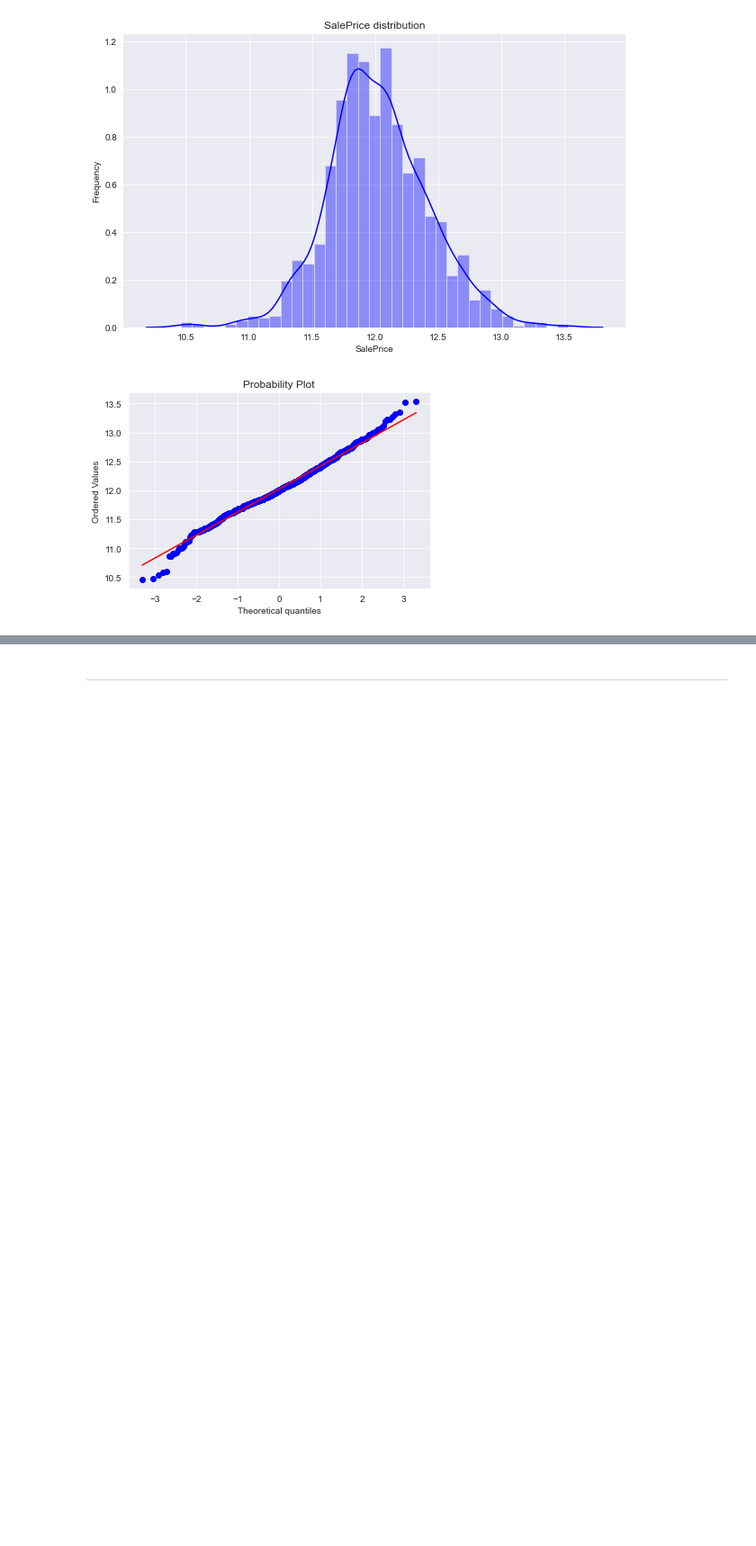
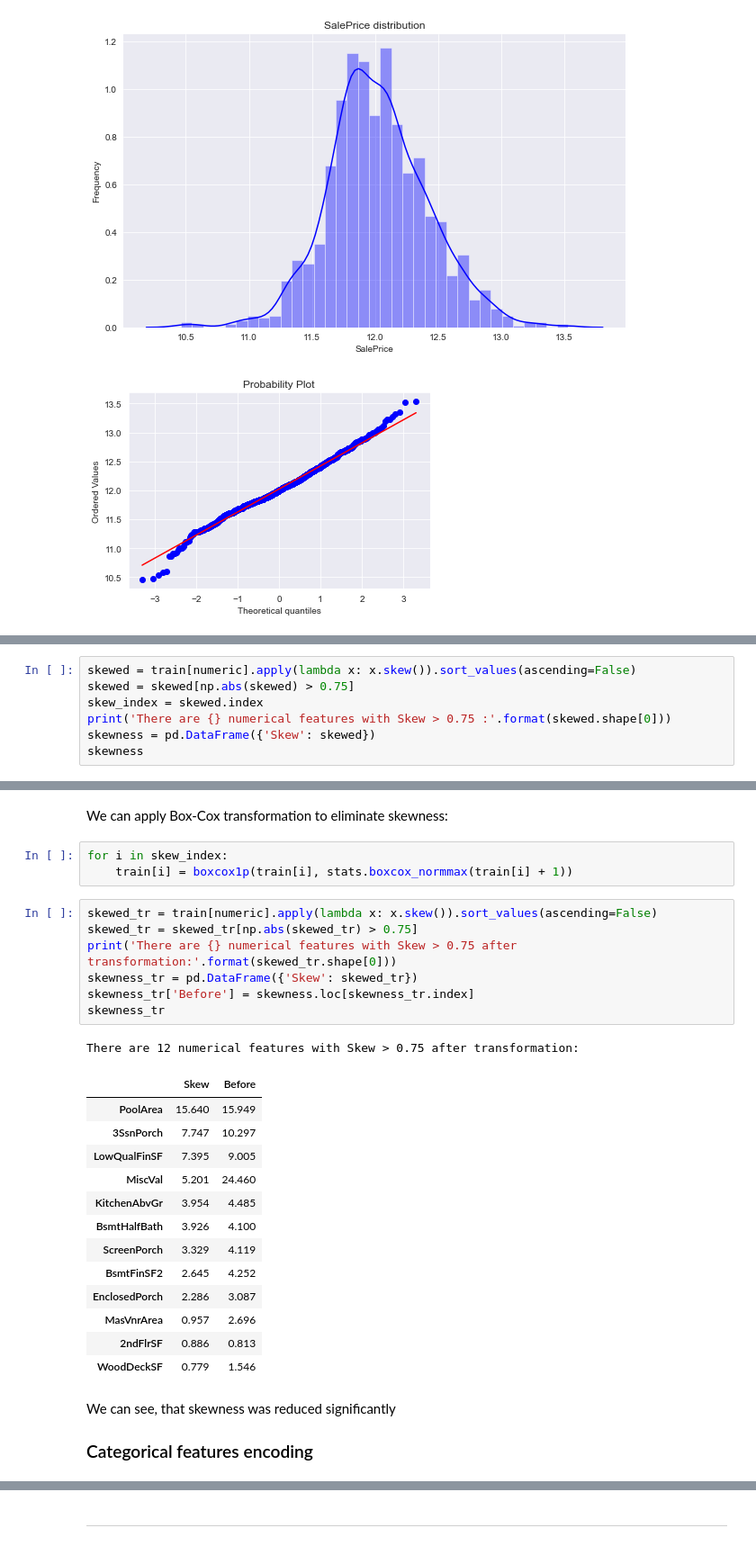
Before and after one commit to Mist3r-R/ames-house-price-prediction, a Jupyter notebook: House-Price-Prediction.ipynb, the cells around one changed output, grey strips where cells are left out. Shown: that part at 90% size. Saved outputs shown, nothing was run; the diff lists cells and outputs as text; blank space fills up the shorter version.

```diff
--- a/House-Price-Prediction.ipynb
+++ b/House-Price-Prediction.ipynb
@@ -509,0 +542,7 @@ Now we can proceed to fixing numeric features.
+# %%
+skewed = train[numeric].apply(lambda x: x.skew()).sort_values(ascending=False)
+skewed = skewed[np.abs(skewed) > 0.75]
+skew_index = skewed.index
+print('There are {} numerical features with Skew > 0.75 :'.format(skewed.shape[0]))
+skewness = pd.DataFrame({'Skew': skewed})
+skewness
@@ -509,0 +568,31 @@ Now we can proceed to fixing numeric features.
+# %% [markdown]
+We can apply Box-Cox transformation to eliminate skewness:
+# %%
+for i in skew_index:
+    train[i] = boxcox1p(train[i], stats.boxcox_normmax(train[i] + 1))
+# %%
+skewed_tr = train[numeric].apply(lambda x: x.skew()).sort_values(ascending=False)
+skewed_tr = skewed_tr[np.abs(skewed_tr) > 0.75]
+print('There are {} numerical features with Skew > 0.75 after transformation:'.format(skewed_tr.shape[0]))
+skewness_tr = pd.DataFrame({'Skew': skewed_tr})
+skewness_tr['Before'] = skewness.loc[skewness_tr.index]
+skewness_tr
+# %% [output]
+There are 12 numerical features with Skew > 0.75 after transformation:
+|  | Skew | Before |
+| PoolArea | 15.640 | 15.949 |
+| 3SsnPorch | 7.747 | 10.297 |
+| LowQualFinSF | 7.395 | 9.005 |
+| MiscVal | 5.201 | 24.460 |
+| KitchenAbvGr | 3.954 | 4.485 |
+| BsmtHalfBath | 3.926 | 4.100 |
+| ScreenPorch | 3.329 | 4.119 |
+| BsmtFinSF2 | 2.645 | 4.252 |
+| EnclosedPorch | 2.286 | 3.087 |
+| MasVnrArea | 0.957 | 2.696 |
+| 2ndFlrSF | 0.886 | 0.813 |
+| WoodDeckSF | 0.779 | 1.546 |
+# %% [markdown]
+We can see, that skewness was reduced significantly
+
+### Categorical features encoding <a name="cat-enc"></a>
```
Also changed, not shown: parts of 24 cells of this notebook.
